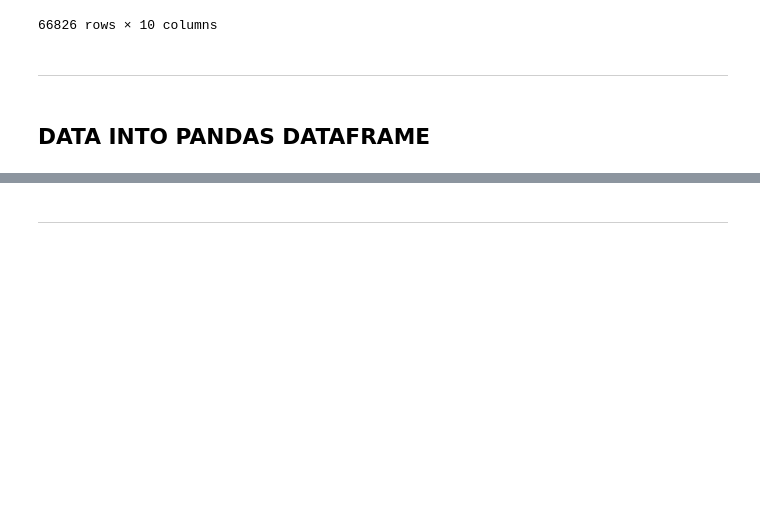
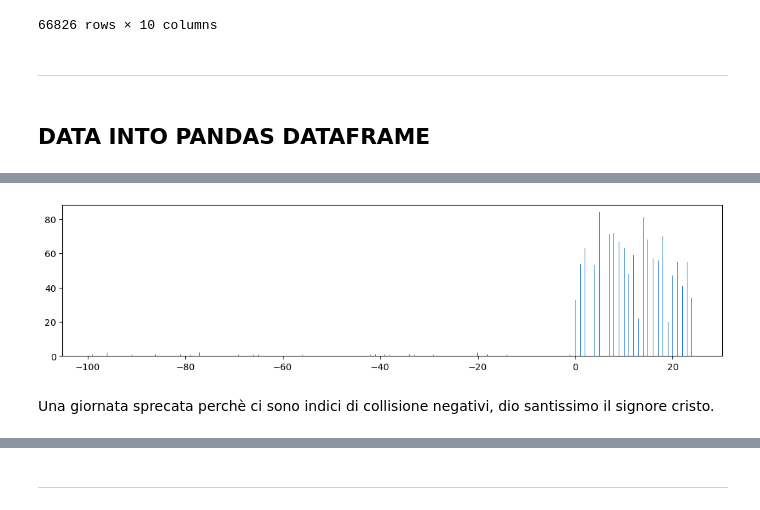
Before and after one commit to LeoPi314/LCPB_Project, a Jupyter notebook: find_D0.ipynb, the cells around one changed output, grey strips where cells are left out. Saved outputs shown, nothing was run; the diff lists cells and outputs as text; code cells hidden in the pictures; blank space fills up the shorter version.

```diff
--- a/find_D0.ipynb
+++ b/find_D0.ipynb
@@ -88,0 +116,14 @@ file["DF_2298181510431936/O2filtertrack"].arrays(library="pd")
+# %%
+# debug
+names_track      = file.keys(filter_name=r"*O2filtertrack")
+num=10
+values_track      = pd.concat( [ file[item]\
+    .arrays(["fIndexCollisions", "fAlpha"], library="pd") for item in names_track[0:num] ], ignore_index=True )
+fig,ax = plt.subplots(figsize=(13,3))
+y_val = values_track["fIndexCollisions"]
+plt.hist( y_val[ (y_val>-100) & (y_val<25) ] , bins=1000)
+plt.show()
+# %% [output]
+[figure, added]
+# %% [markdown]
+Una giornata sprecata perchè ci sono indici di collisione negativi, dio santissimo il signore cristo.
```
Also changed, not shown: parts of 32 cells of this notebook.
